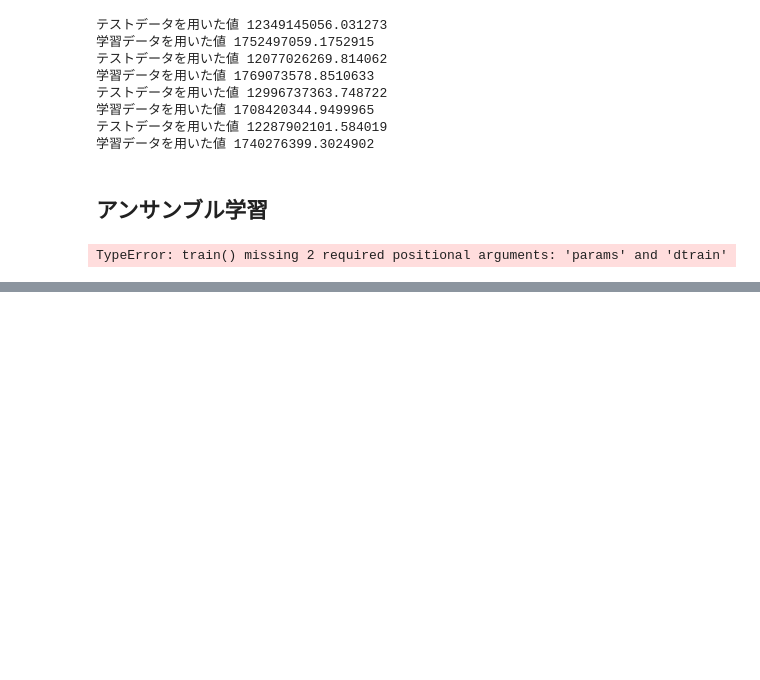
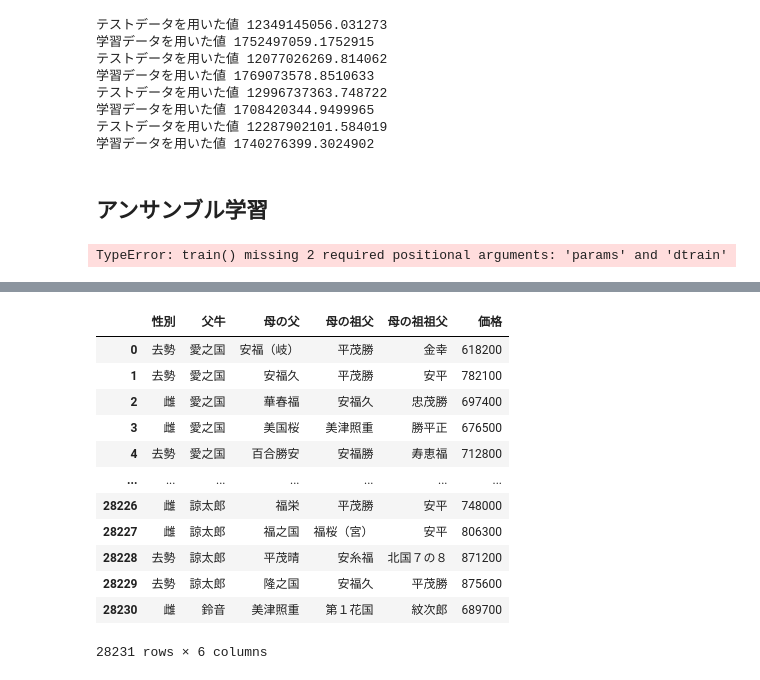
Before and after one commit to kantanakagawa/cow_data, a Jupyter notebook: data_totalling.ipynb, the cells around one changed output, grey strips where cells are left out. Cells and saved outputs as stored; diff of their text form; code cells hidden in the pictures; blank space fills up the shorter version.

```diff
--- a/data_totalling.ipynb
+++ b/data_totalling.ipynb
@@ -337,0 +374,16 @@ TypeError: train() missing 2 required positional arguments: 'params' and 'dtrain
+# %%
+df
+# %% [output]
+|  | 性別 | 父牛 | 母の父 | 母の祖父 | 母の祖祖父 | 価格 |
+| 0 | 去勢 | 愛之国 | 安福（岐） | 平茂勝 | 金幸 | 618200 |
+| 1 | 去勢 | 愛之国 | 安福久 | 平茂勝 | 安平 | 782100 |
+| 2 | 雌 | 愛之国 | 華春福 | 安福久 | 忠茂勝 | 697400 |
+| 3 | 雌 | 愛之国 | 美国桜 | 美津照重 | 勝平正 | 676500 |
+| 4 | 去勢 | 愛之国 | 百合勝安 | 安福勝 | 寿恵福 | 712800 |
+| ... | ... | ... | ... | ... | ... | ... |
+| 28226 | 雌 | 諒太郎 | 福栄 | 平茂勝 | 安平 | 748000 |
+| 28227 | 雌 | 諒太郎 | 福之国 | 福桜（宮） | 安平 | 806300 |
+| 28228 | 去勢 | 諒太郎 | 平茂晴 | 安糸福 | 北国７の８ | 871200 |
+| 28229 | 去勢 | 諒太郎 | 隆之国 | 安福久 | 平茂勝 | 875600 |
+| 28230 | 雌 | 鈴音 | 美津照重 | 第１花国 | 紋次郎 | 689700 |
+28231 rows × 6 columns
```
Also changed, not shown: parts of 20 cells of this notebook, 2 other files.
